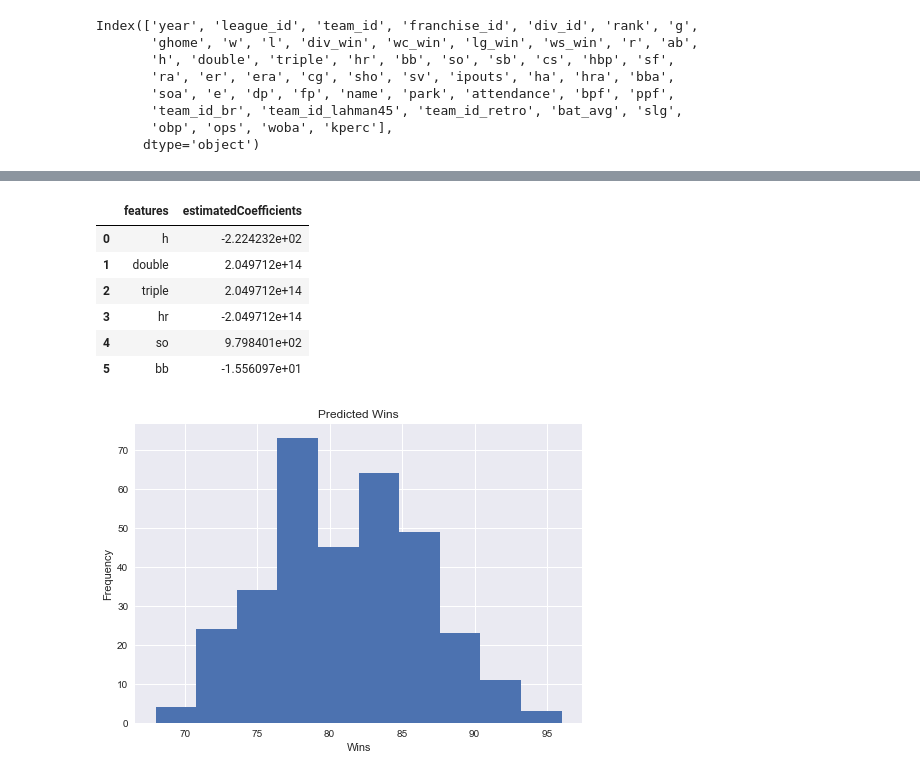
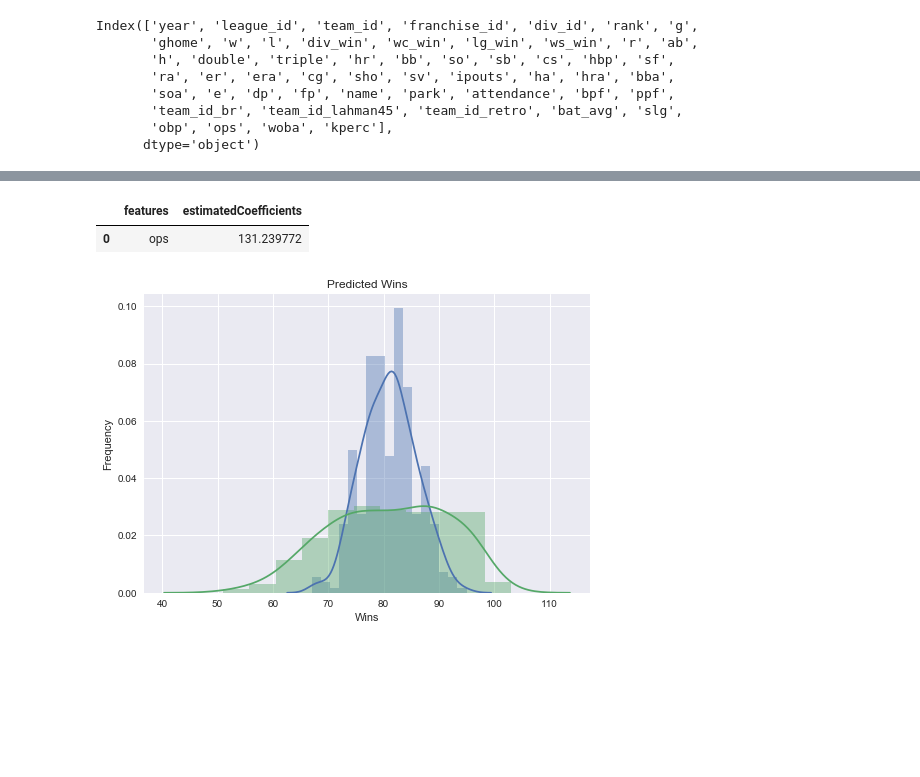
Before and after one commit to lawewers/Springboard-Capstone-MLB-W-vs.-L, a Jupyter notebook: CapstoneProject.ipynb, the cells around one changed output, grey strips where cells are left out. Cells and saved outputs as stored; diff of their text form; code cells hidden in the pictures; blank space fills up the shorter version.

```diff
--- a/CapstoneProject.ipynb
+++ b/CapstoneProject.ipynb
@@ -486,0 +429,12 @@ wins = team_rb['w']
+# %%
+print(calc.shape)
+
+m = SelectFromModel(LassoCV())
+
+m.fit(calc, wins)
+print(m.transform(calc).shape)
+
+df_new1 = m.transform(calc)
+df_new1 = pd.DataFrame(df_new1)
+df_new1.columns = ['ops']
+df_new1.head()
@@ -487,5 +452,4 @@ wins = team_rb['w']
 # %%
 lm = LinearRegression()
-lm.fit(ncalc, wins)
-pred = np.round(lm.predict(ncalc))
-pred[0:5]
+lm.fit(df_new, wins)
+pred = np.round(lm.predict(df_new))
@@ -551,5 +499,4 @@ print(Y_test.shape)
 # %%
 lm = LinearRegression()
-model = lm.fit(X_train, Y_train)
-pred = lm.predict(X_test)
-model.score(X_test, Y_test)
+lm.fit(df_new1, wins)
+pred = np.round(lm.predict(df_new1))
@@ -558,5 +502,0 @@ model.score(X_test, Y_test)
-# %%
-lm = LinearRegression()
-lm.fit(calc, wins)
-pred = np.round(lm.predict(calc))
-pred[0:5]
@@ -573,21 +511,17 @@ Number of coefficients: 6
 # %%
-pd.DataFrame(list(zip(ncalc.columns, lm.coef_)), columns = ['features', 'estimatedCoefficients'])
+pd.DataFrame(list(zip(df_new1.columns, lm.coef_)), columns = ['features', 'estimatedCoefficients'])
 # %% [output]
 |  | features | estimatedCoefficients |
-| 0 | h | -2.224232e+02 |
-| 1 | double | 2.049712e+14 |
-| 2 | triple | 2.049712e+14 |
-| 3 | hr | -2.049712e+14 |
-| 4 | so | 9.798401e+02 |
-| 5 | bb | -1.556097e+01 |
+| 0 | ops | 131.239772 |
 # %%
-plt.hist(pred)
+sns.distplot(pred)
+sns.distplot(wins)
 plt.title("Predicted Wins")
 plt.xlabel("Wins")
 plt.ylabel("Frequency")
 plt.show()
 # %% [output]
-[figure, old version]
+[figure, new version]
 # %%
 plt.scatter(pred, wins)
 plt.xlabel("Predicted Wins")
```
Also changed, not shown: parts of 66 cells of this notebook.
